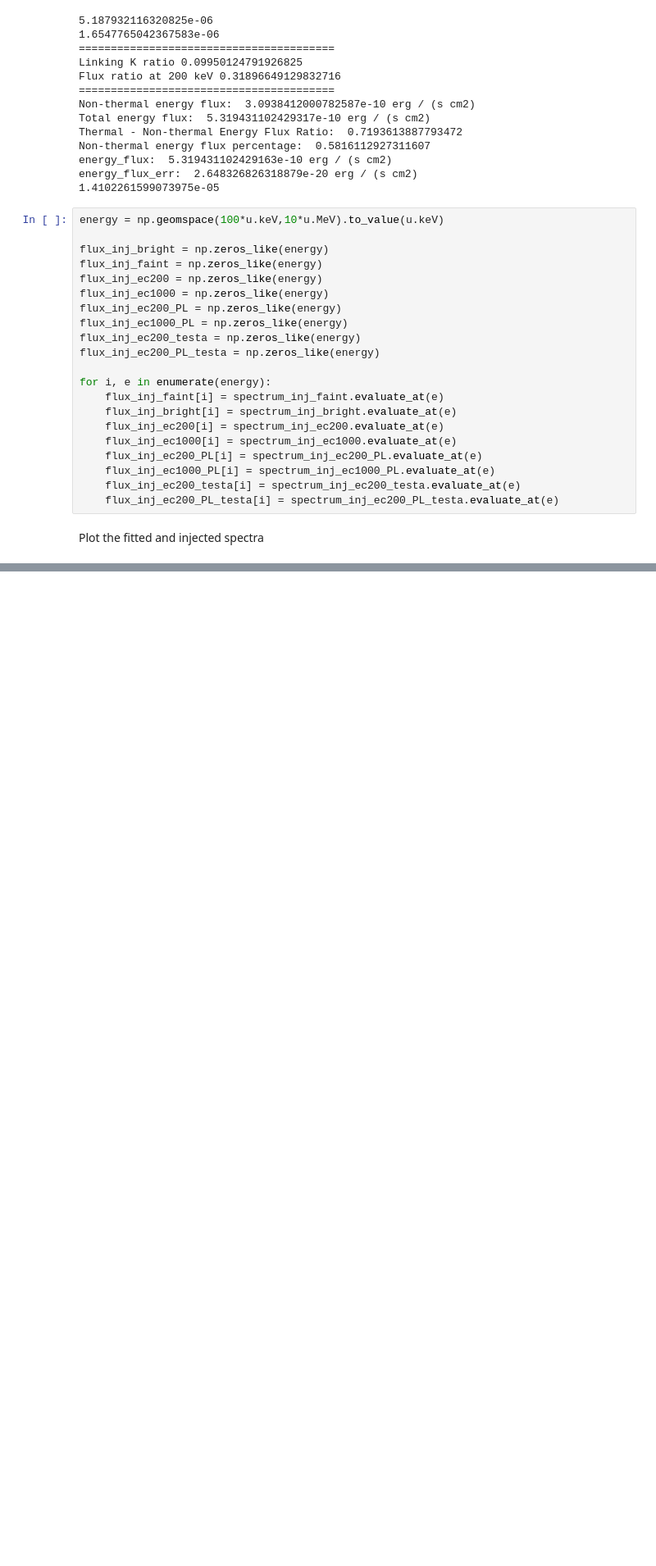
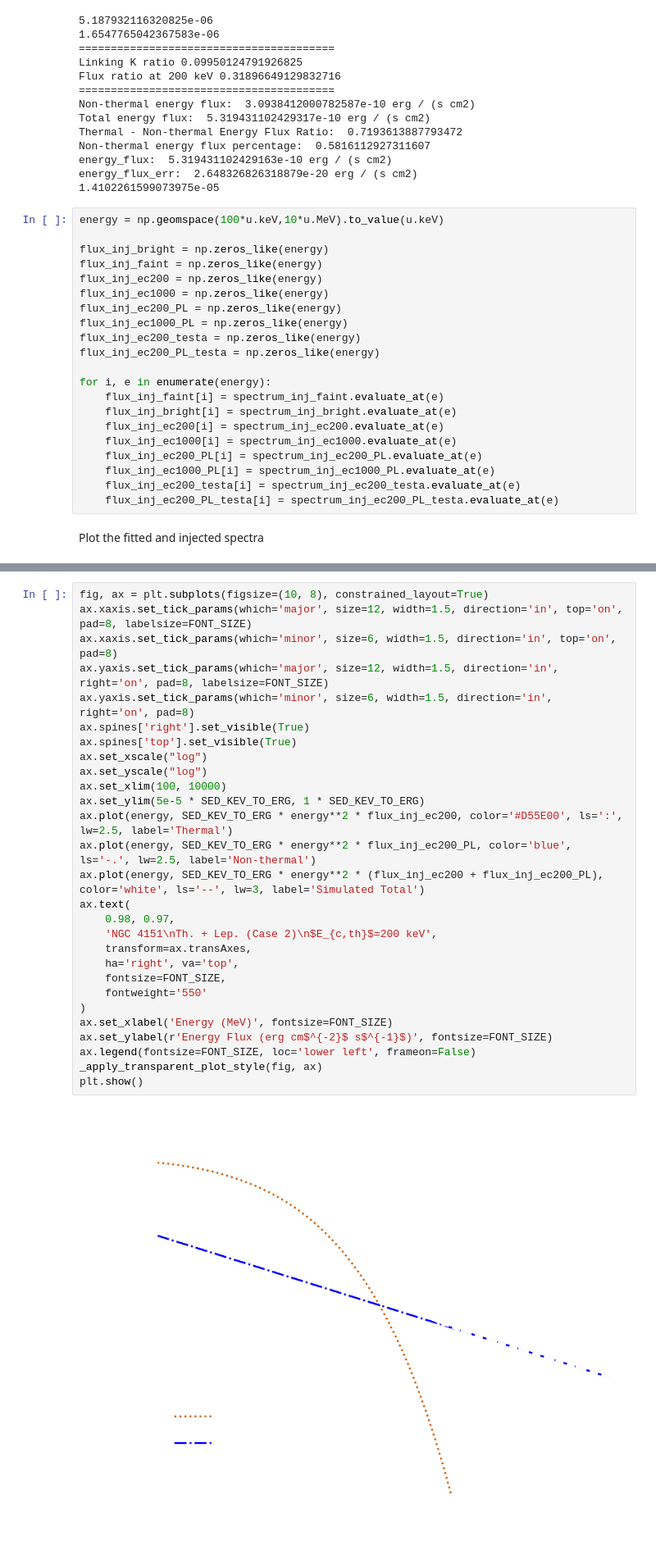
Before and after one commit to parshadkp/cosipy, a Jupyter notebook: docs/tutorials/spectral_fits/continuum_fit/AGN/NGC4151_Paper_Plots_Models.ipynb, the cells around one changed output, grey strips where cells are left out. Shown at 82% size. Cells and saved outputs as stored; diff of their text form; blank space fills up the shorter version.

```diff
--- a/docs/tutorials/spectral_fits/continuum_fit/AGN/NGC4151_Paper_Plots_Models.ipynb
+++ b/docs/tutorials/spectral_fits/continuum_fit/AGN/NGC4151_Paper_Plots_Models.ipynb
@@ -640,0 +692,30 @@ save_path = "/Users/parshadkp/Library/CloudStorage/OneDrive-ClemsonUniversity/Pa
+# %%
+fig, ax = plt.subplots(figsize=(10, 8), constrained_layout=True)
+ax.xaxis.set_tick_params(which='major', size=12, width=1.5, direction='in', top='on', pad=8, labelsize=FONT_SIZE)
+ax.xaxis.set_tick_params(which='minor', size=6, width=1.5, direction='in', top='on', pad=8)
+ax.yaxis.set_tick_params(which='major', size=12, width=1.5, direction='in', right='on', pad=8, labelsize=FONT_SIZE)
+ax.yaxis.set_tick_params(which='minor', size=6, width=1.5, direction='in', right='on', pad=8)
+ax.spines['right'].set_visible(True)
+ax.spines['top'].set_visible(True)
+ax.set_xscale("log")
+ax.set_yscale("log")
+ax.set_xlim(100, 10000)
+ax.set_ylim(5e-5 * SED_KEV_TO_ERG, 1 * SED_KEV_TO_ERG)
+ax.plot(energy, SED_KEV_TO_ERG * energy**2 * flux_inj_ec200, color='#D55E00', ls=':', lw=2.5, label='Thermal')
+ax.plot(energy, SED_KEV_TO_ERG * energy**2 * flux_inj_ec200_PL, color='blue', ls='-.', lw=2.5, label='Non-thermal')
+ax.plot(energy, SED_KEV_TO_ERG * energy**2 * (flux_inj_ec200 + flux_inj_ec200_PL), color='white', ls='--', lw=3, label='Simulated Total')
+ax.text(
+    0.98, 0.97,
+    'NGC 4151\nTh. + Lep. (Case 2)\n$E_{c,th}$=200 keV',
+    transform=ax.transAxes,
+    ha='right', va='top',
+    fontsize=FONT_SIZE,
+    fontweight='550'
+)
+ax.set_xlabel('Energy (MeV)', fontsize=FONT_SIZE)
+ax.set_ylabel(r'Energy Flux (erg cm$^{-2}$ s$^{-1}$)', fontsize=FONT_SIZE)
+ax.legend(fontsize=FONT_SIZE, loc='lower left', frameon=False)
+_apply_transparent_plot_style(fig, ax)
+plt.show()
+# %% [output]
+[figure, added]
```
Also changed, not shown: parts of 8 cells of this notebook, 8 other files.
